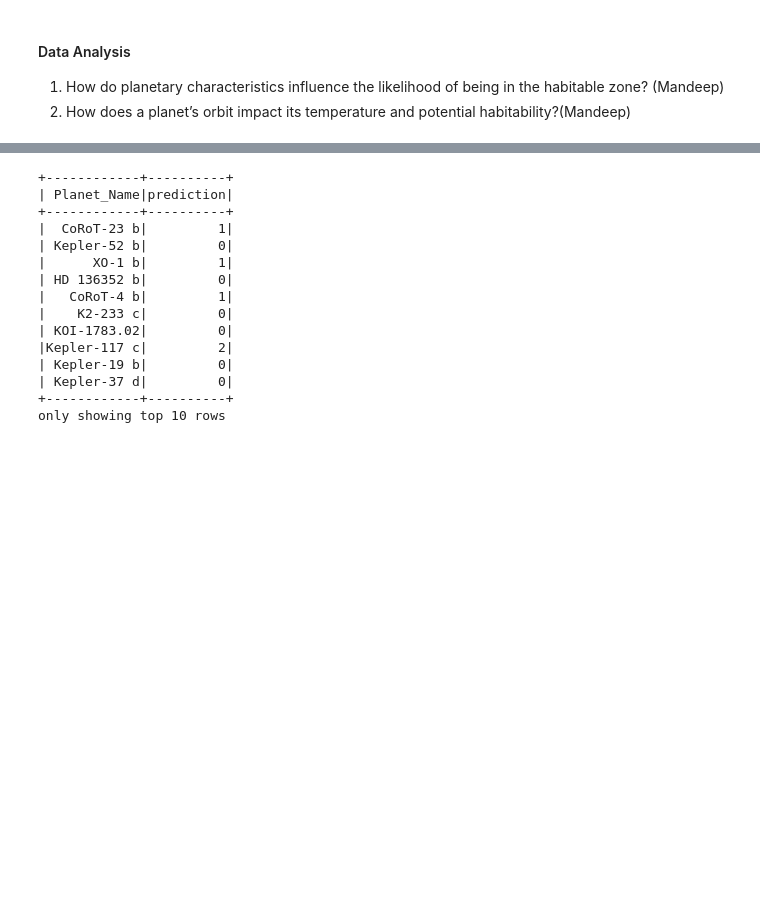
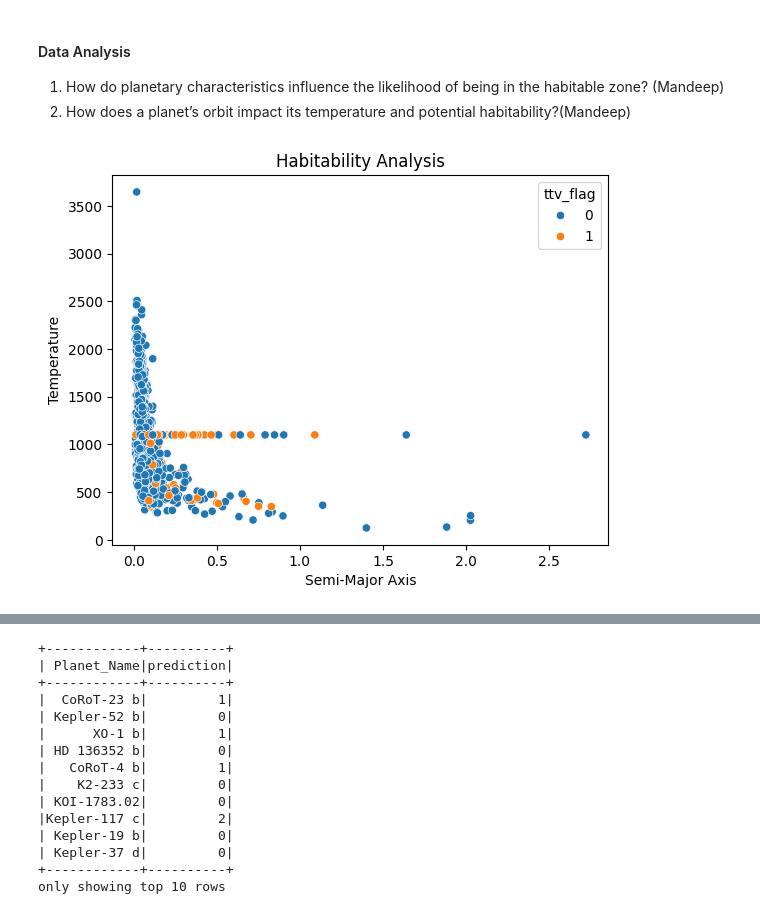
Before and after one commit to PatZ2346/ExoPlanet-Prediction, a Jupyter notebook: ETL_pyspark.ipynb, the cells around one changed output, grey strips where cells are left out. Drawn from its saved outputs; the diff is of its cells as text; code cells hidden in the pictures; blank space fills up the shorter version.

```diff
--- a/ETL_pyspark.ipynb
+++ b/ETL_pyspark.ipynb
@@ -464,18 +464,20 @@ only showing top 2 rows
  1. How do planetary characteristics influence the likelihood of being in the habitable zone? (Mandeep)
  2. How does a planet’s orbit impact its temperature and potential habitability?(Mandeep)
 # %%
-# Habitability Analysis based upon temperature and orbit
-df_habitable = df.select('semi_major_axis', 'temperature', 'Default_Flag')
+# Habitability Analysis based upon temperature
+df_habitable = df.select('semi_major_axis', 'temperature', 'ttv_flag')
 
 #Convert to Pandas for Visualisation
 df_habitable_pd = df_habitable.toPandas()
 
-sns.scatterplot(data=df_habitable_pd, x='semi_major_axis', y='temperature', hue='Default_Flag')
+sns.scatterplot(data=df_habitable_pd, x='semi_major_axis', y='temperature', hue='ttv_flag')
 plt.xlabel("Semi-Major Axis")
 plt.ylabel("Temperature")
 plt.title("Habitability Analysis")
 plt.savefig("habitability_analysis.png")
 plt.show()
 
 #Save the Results
 df_habitable_pd.to_csv("habitability_analysis.csv", index=False)
+# %% [output]
+[figure, added]
```
Also changed, not shown: parts of 6 cells of this notebook.
